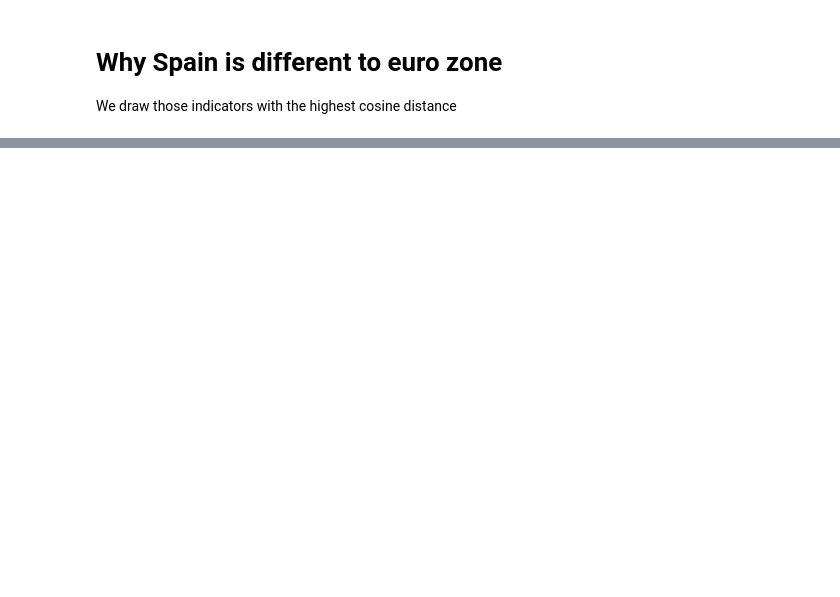
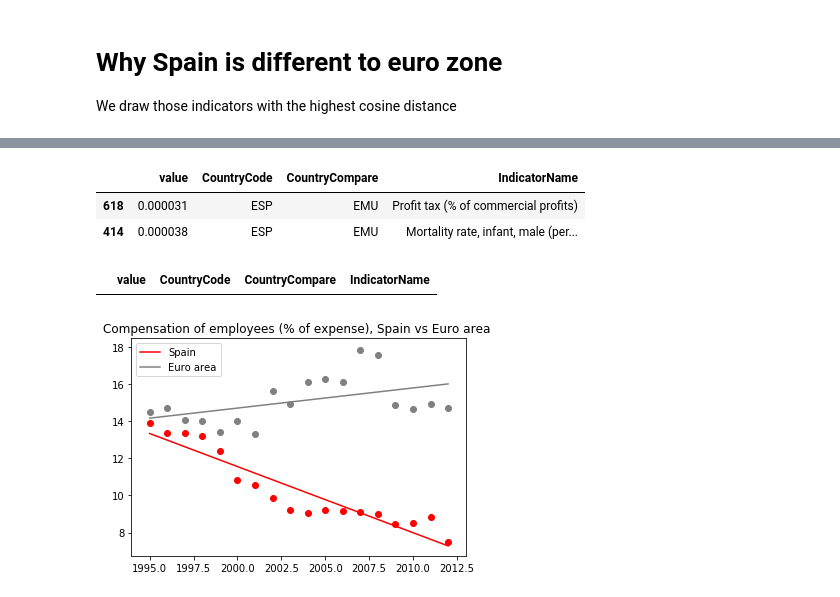
Before and after one commit to jaimevalero/world-development-indicators, a Jupyter notebook: jupyter/Indicator-comparator-for-countries.ipynb, the cells around one changed output, grey strips where cells are left out. Cells and saved outputs as stored; diff of their text form; code cells hidden in the pictures; blank space fills up the shorter version.

```diff
--- a/jupyter/Indicator-comparator-for-countries.ipynb
+++ b/jupyter/Indicator-comparator-for-countries.ipynb
@@ -539,0 +477,10 @@ SELECT IndicatorName
+# %%
+df_result.head(2)
+# %% [output]
+|  | value | CountryCode | CountryCompare | IndicatorName |
+| 618 | 0.000031 | ESP | EMU | Profit tax (% of commercial profits) |
+| 414 | 0.000038 | ESP | EMU | Mortality rate, infant, male (per... |
+# %%
+df_result.query( 'IndicatorName.str.contains("Prod")', engine = 'python'  )
+# %% [output]
+|  | value | CountryCode | CountryCompare | IndicatorName |
@@ -539,0 +531,8 @@ SELECT IndicatorName
+# %%
+IndicatorName  ='Compensation of employees (% of expense)'
+CountryCode1   = 'ESP'
+CountryCode2   = 'EMU'
+
+plt ,df,otro = Draw_Difference(IndicatorName,CountryCode1,CountryCode2)
+# %% [output]
+[figure, added]
```
Also changed, not shown: parts of 24 cells of this notebook, 1 other file.
